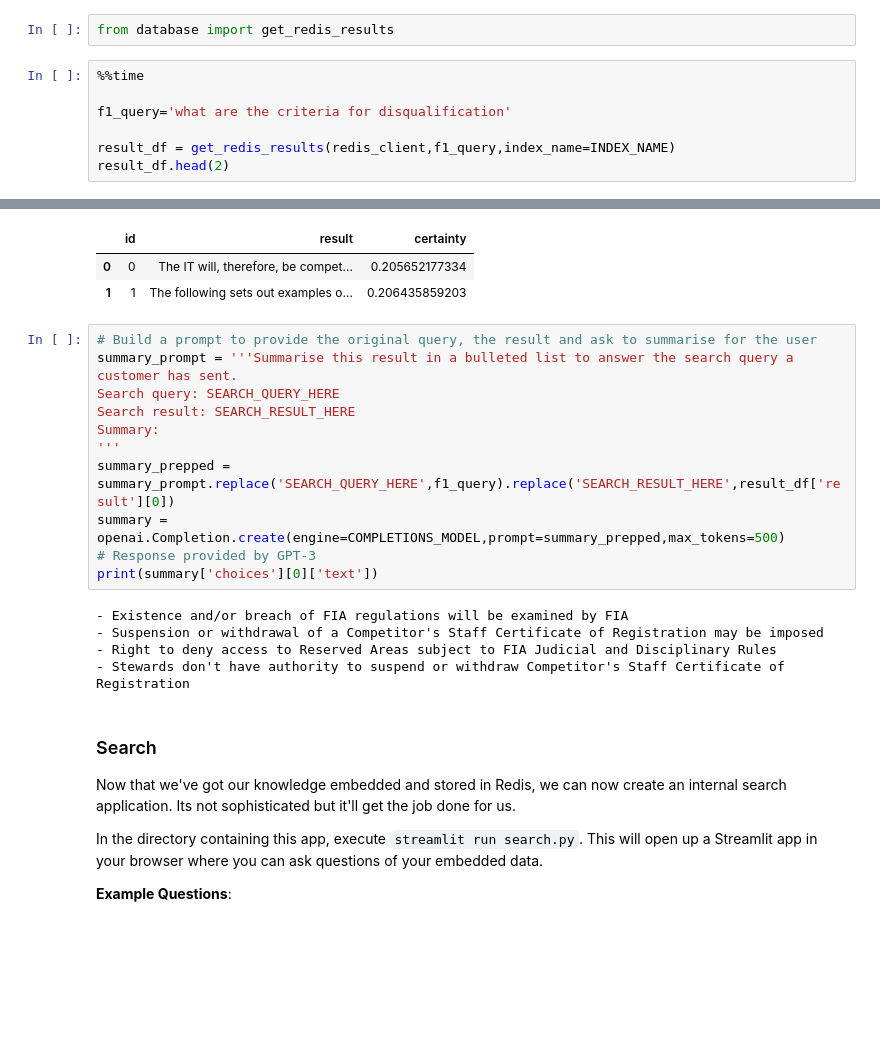
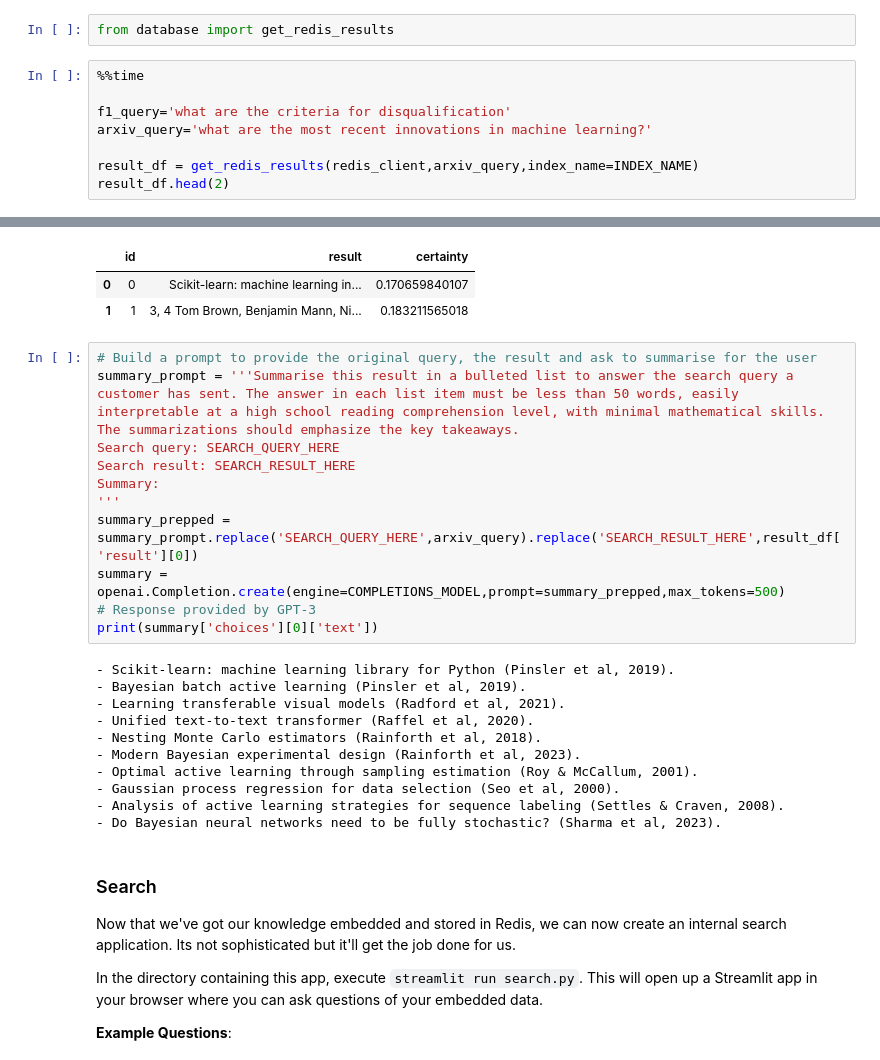
Before and after one commit to yarrib/OpenAI-Samples, a Jupyter notebook: chatbot-kickstarter/powering_your_products_with_chatgpt_and_your_data.ipynb, the cells around one changed output, grey strips where cells are left out. Saved outputs shown, nothing was run; the diff lists cells and outputs as text; blank space fills up the shorter version.

Commit message:
adjusted kickstarter to get arxiv recent papers (25) and explore them with Q&A

```diff
--- a/chatbot-kickstarter/powering_your_products_with_chatgpt_and_your_data.ipynb
+++ b/chatbot-kickstarter/powering_your_products_with_chatgpt_and_your_data.ipynb
@@ -221,7 +243,8 @@ from database import get_redis_results
 %%time
 
 f1_query='what are the criteria for disqualification'
+arxiv_query='what are the most recent innovations in machine learning?'
 
-result_df = get_redis_results(redis_client,f1_query,index_name=INDEX_NAME)
+result_df = get_redis_results(redis_client,arxiv_query,index_name=INDEX_NAME)
 result_df.head(2)
 # %% [output]
@@ -230,22 +253,28 @@ Wall time: 1.05 s
 |  | id | result | certainty |
-| 0 | 0 | The IT will, therefore, be compet... | 0.205652177334 |
-| 1 | 1 | The following sets out examples o... | 0.206435859203 |
+| 0 | 0 | Scikit-learn: machine learning in... | 0.170659840107 |
+| 1 | 1 | 3, 4 Tom Brown, Benjamin Mann, Ni... | 0.183211565018 |
 # %%
 # Build a prompt to provide the original query, the result and ask to summarise for the user
-summary_prompt = '''Summarise this result in a bulleted list to answer the search query a customer has sent.
+summary_prompt = '''Summarise this result in a bulleted list to answer the search query a customer has sent. The answer in each list item must be less than 50 words, easily interpretable at a high school reading comprehension level, with minimal mathematical skills. The summarizations should emphasize the key takeaways.
 Search query: SEARCH_QUERY_HERE
 Search result: SEARCH_RESULT_HERE
 Summary:
 '''
-summary_prepped = summary_prompt.replace('SEARCH_QUERY_HERE',f1_query).replace('SEARCH_RESULT_HERE',result_df['result'][0])
+summary_prepped = summary_prompt.replace('SEARCH_QUERY_HERE',arxiv_query).replace('SEARCH_RESULT_HERE',result_df['result'][0])
 summary = openai.Completion.create(engine=COMPLETIONS_MODEL,prompt=summary_prepped,max_tokens=500)
 # Response provided by GPT-3
 print(summary['choices'][0]['text'])
 # %% [output]
-- Existence and/or breach of FIA regulations will be examined by FIA
-- Suspension or withdrawal of a Competitor's Staff Certificate of Registration may be imposed
-- Right to deny access to Reserved Areas subject to FIA Judicial and Disciplinary Rules
-- Stewards don't have authority to suspend or withdraw Competitor's Staff Certificate of Registration
+- Scikit-learn: machine learning library for Python (Pinsler et al, 2019).
+- Bayesian batch active learning (Pinsler et al, 2019).
+- Learning transferable visual models (Radford et al, 2021).
+- Unified text-to-text transformer (Raffel et al, 2020).
+- Nesting Monte Carlo estimators (Rainforth et al, 2018).
+- Modern Bayesian experimental design (Rainforth et al, 2023).
+- Optimal active learning through sampling estimation (Roy & McCallum, 2001).
+- Gaussian process regression for data selection (Seo et al, 2000).
+- Analysis of active learning strategies for sequence labeling (Settles & Craven, 2008).
+- Do Bayesian neural networks need to be fully stochastic? (Sharma et al, 2023).
 # %% [markdown]
 ### Search
 
```
Also changed, not shown: parts of 5 cells of this notebook, 27 other files.
